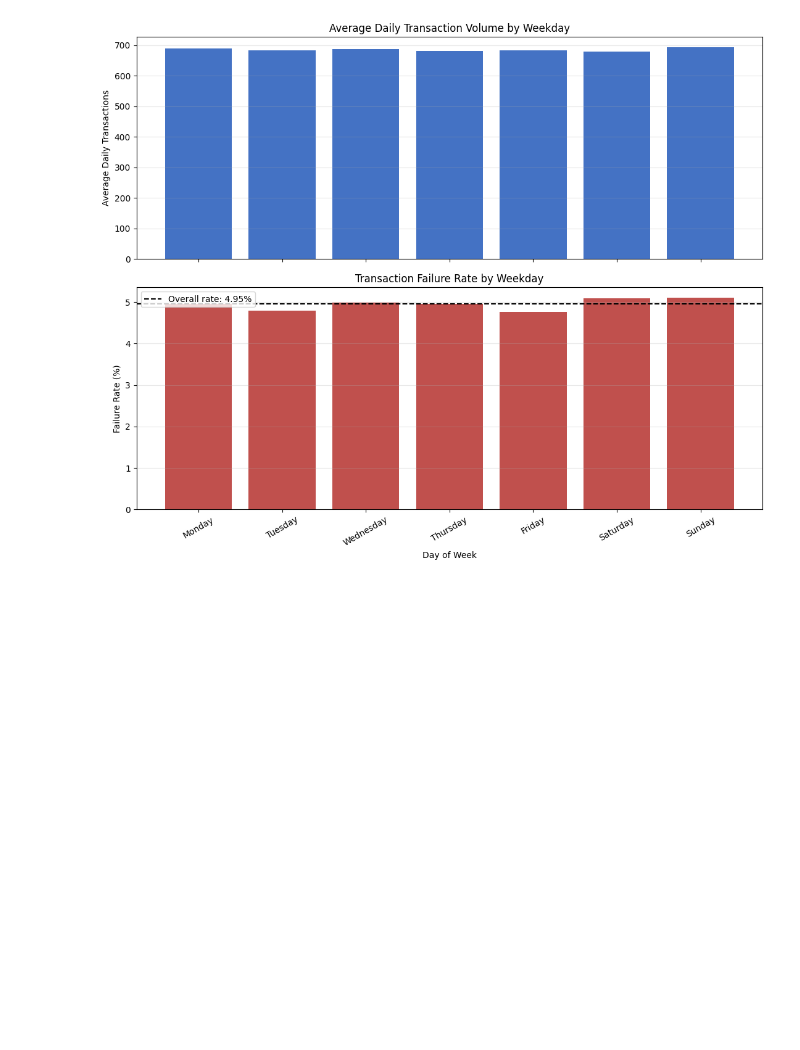
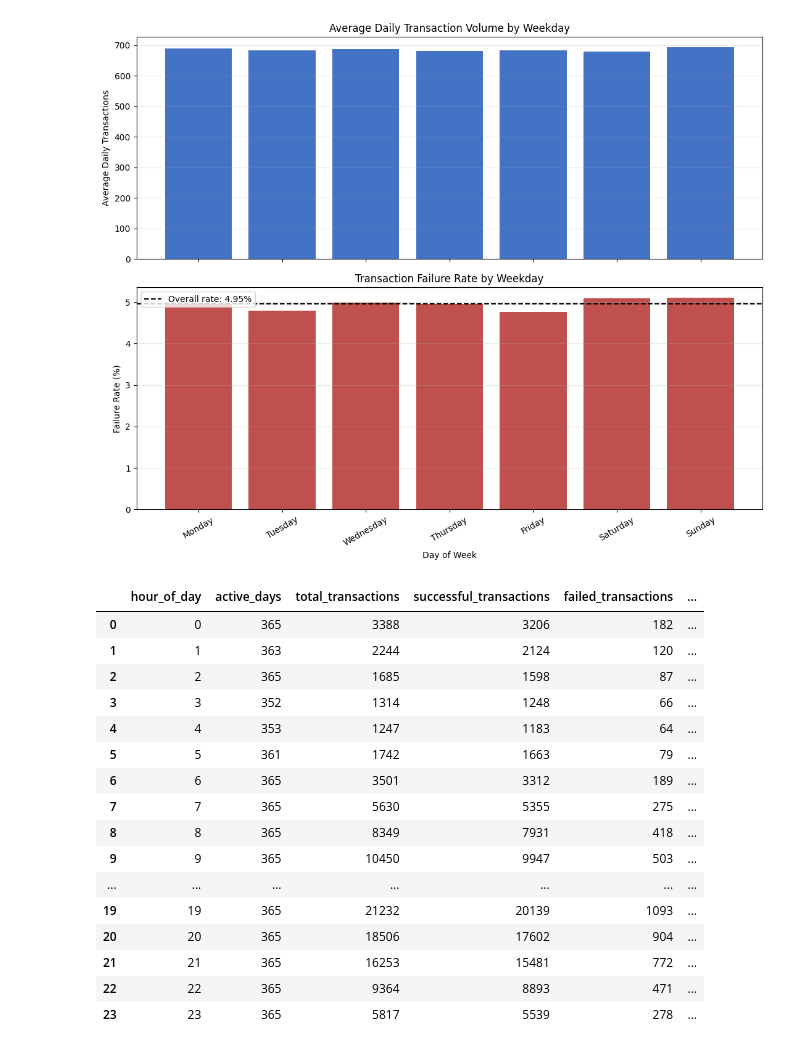
Before and after one commit to KaviyaVelmurugan/upi-transaction-intelligence-platform, a Jupyter notebook: notebooks/02_eda.ipynb, the cells around one changed output. Saved outputs shown, nothing was run; the diff lists cells and outputs as text; code cells hidden in the pictures; blank space fills up the shorter version.

```diff
--- a/notebooks/02_eda.ipynb
+++ b/notebooks/02_eda.ipynb
@@ -2281,0 +2288,60 @@ plt.show()
+# %%
+hourly_performance = (
+    df.assign(
+        _is_success=status_clean.eq("SUCCESS"),
+        _is_failure=status_clean.eq("FAILED")
+    )
+    .groupby("hour_of_day")
+    .agg(
+        active_days=("transaction_date", "nunique"),
+        total_transactions=("transaction_id", "count"),
+        successful_transactions=("_is_success", "sum"),
+        failed_transactions=("_is_failure", "sum")
+    )
+    .reset_index()
+    .sort_values("hour_of_day")
+)
+
+hourly_performance["failure_rate_percentage"] = (
+    hourly_performance["failed_transactions"]
+    .div(hourly_performance["total_transactions"])
+    .mul(100)
+    .round(2)
+)
+total_active_days = (
+    df["transaction_date"].nunique()
+)
+
+hourly_performance["average_daily_transactions"] = (
+    hourly_performance["total_transactions"]
+    .div(total_active_days)
+    .round(2)
+)
+
+hourly_performance["average_daily_failures"] = (
+    hourly_performance["failed_transactions"]
+    .div(total_active_days)
+    .round(2)
+)
+
+
+
+hourly_performance
+# %% [output]
+|  | hour_of_day | active_days | total_transactions | successful_transactions | failed_transactions | ... |
+| 0 | 0 | 365 | 3388 | 3206 | 182 | ... |
+| 1 | 1 | 363 | 2244 | 2124 | 120 | ... |
+| 2 | 2 | 365 | 1685 | 1598 | 87 | ... |
+| 3 | 3 | 352 | 1314 | 1248 | 66 | ... |
+| 4 | 4 | 353 | 1247 | 1183 | 64 | ... |
+| 5 | 5 | 361 | 1742 | 1663 | 79 | ... |
+| 6 | 6 | 365 | 3501 | 3312 | 189 | ... |
+| 7 | 7 | 365 | 5630 | 5355 | 275 | ... |
+| 8 | 8 | 365 | 8349 | 7931 | 418 | ... |
+| 9 | 9 | 365 | 10450 | 9947 | 503 | ... |
+| ... | ... | ... | ... | ... | ... | ... |
+| 19 | 19 | 365 | 21232 | 20139 | 1093 | ... |
+| 20 | 20 | 365 | 18506 | 17602 | 904 | ... |
+| 21 | 21 | 365 | 16253 | 15481 | 772 | ... |
+| 22 | 22 | 365 | 9364 | 8893 | 471 | ... |
+| 23 | 23 | 365 | 5817 | 5539 | 278 | ... |
```
Also changed, not shown: parts of 2 cells of this notebook, 1 other file.
